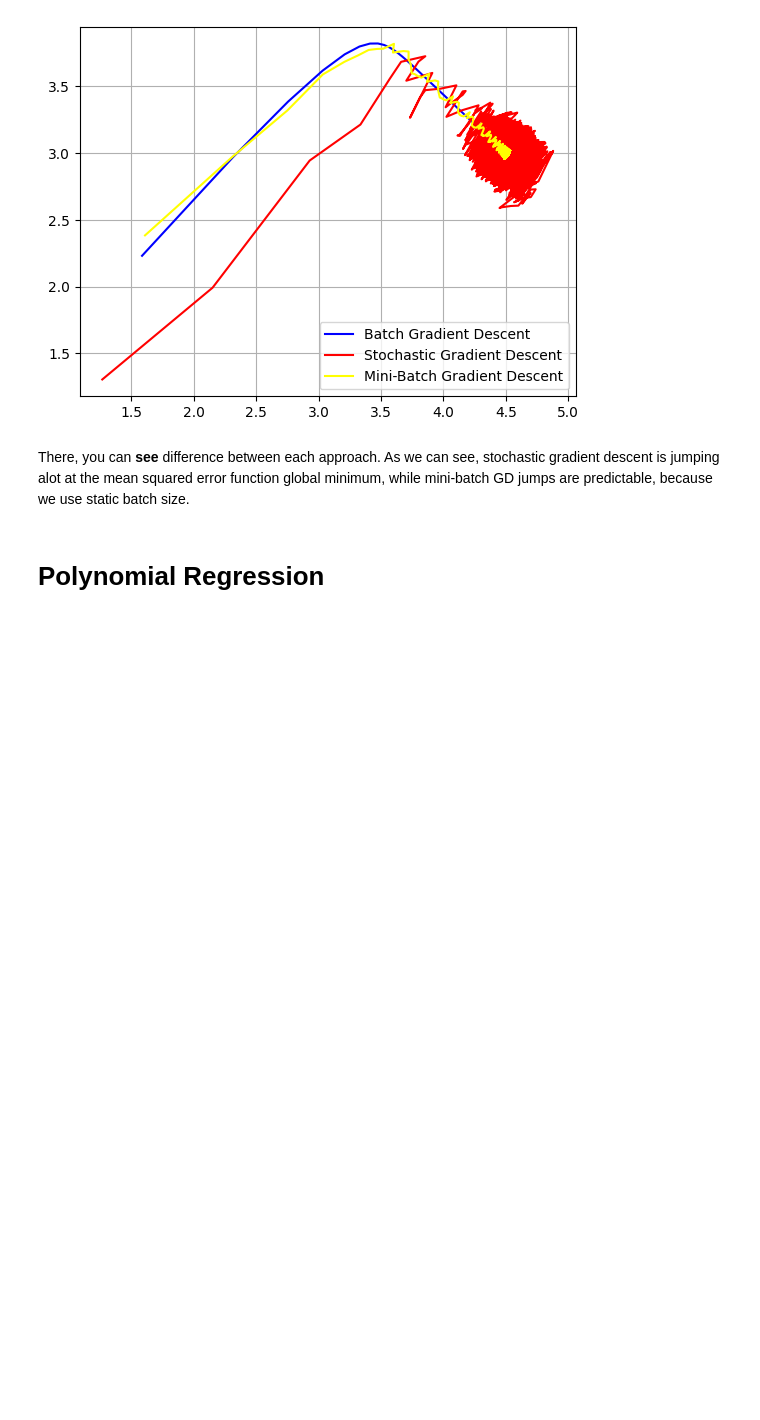
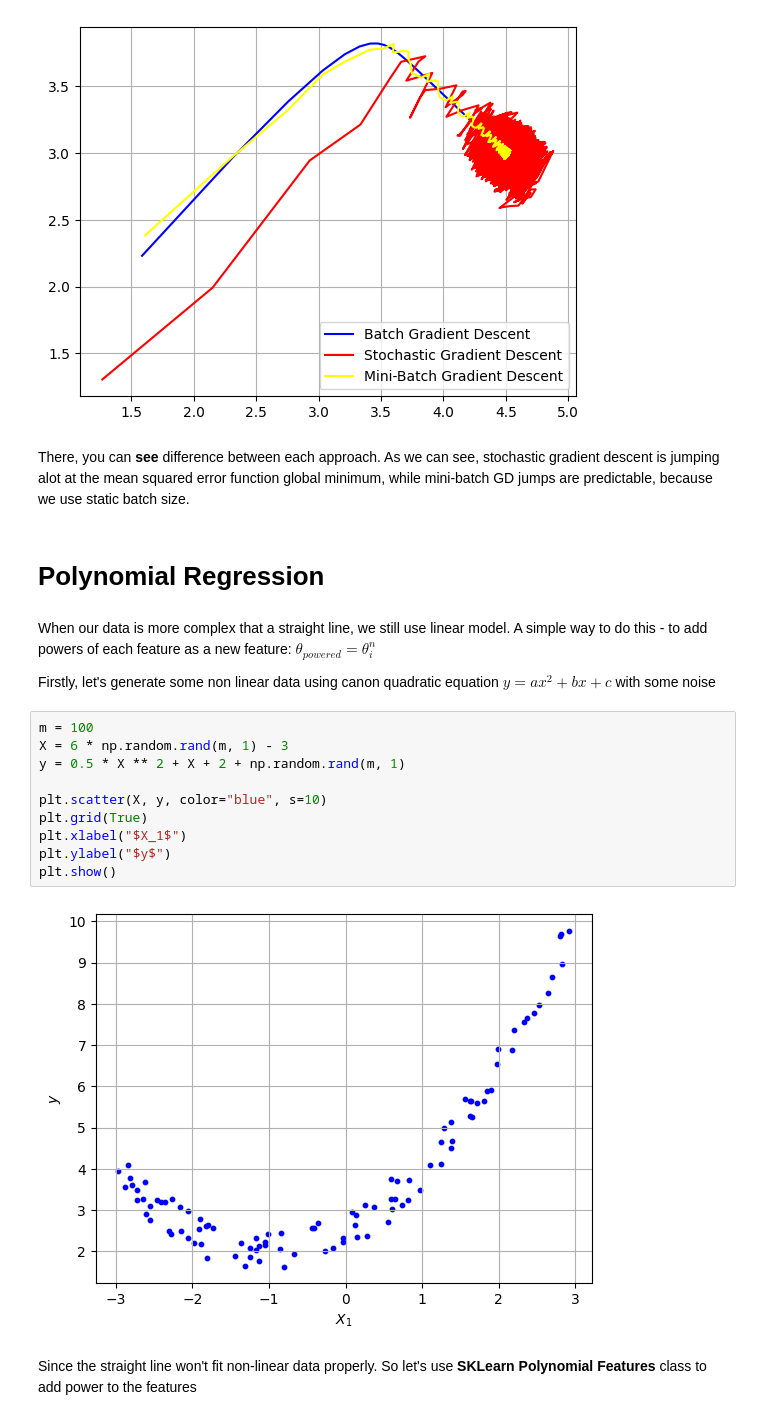
Before and after one commit to yeghor/Learning-Machine-Learning, a Jupyter notebook: jupyter_notes/Training-Models-3.ipynb, the cells around one changed output. Cells and saved outputs as stored; diff of their text form; blank space fills up the shorter version.

Commit message:
polynomial regression, learning curves

```diff
--- a/jupyter_notes/Training-Models-3.ipynb
+++ b/jupyter_notes/Training-Models-3.ipynb
@@ -349,3 +351,21 @@ plt.show()
  There, you can **see** difference between each approach. As we can see, stochastic gradient descent is jumping alot at the mean squared error function global minimum, while mini-batch GD jumps are predictable, because we use static batch size.
 # %% [markdown]
 # Polynomial Regression
+# %% [markdown]
+When our data is more complex that a straight line, we still use linear model. A simple way to do this - to add powers of each feature as a new feature: $\theta_{powered} = \theta_i^n$
+
+Firstly, let's generate some non linear data using canon quadratic equation $y = ax^2 + bx + c$ with some noise
+# %%
+m = 100
+X = 6 * np.random.rand(m, 1) - 3
+y = 0.5 * X ** 2 + X + 2 + np.random.rand(m, 1)
+
+plt.scatter(X, y, color="blue", s=10)
+plt.grid(True)
+plt.xlabel("$X_1$")
+plt.ylabel("$y$")
+plt.show()
+# %% [output]
+[figure, added]
+# %% [markdown]
+Since the straight line won't fit non-linear data properly. So  let's use **SKLearn Polynomial Features** class to add power to the features
```
Also changed, not shown: parts of 16 cells of this notebook.
